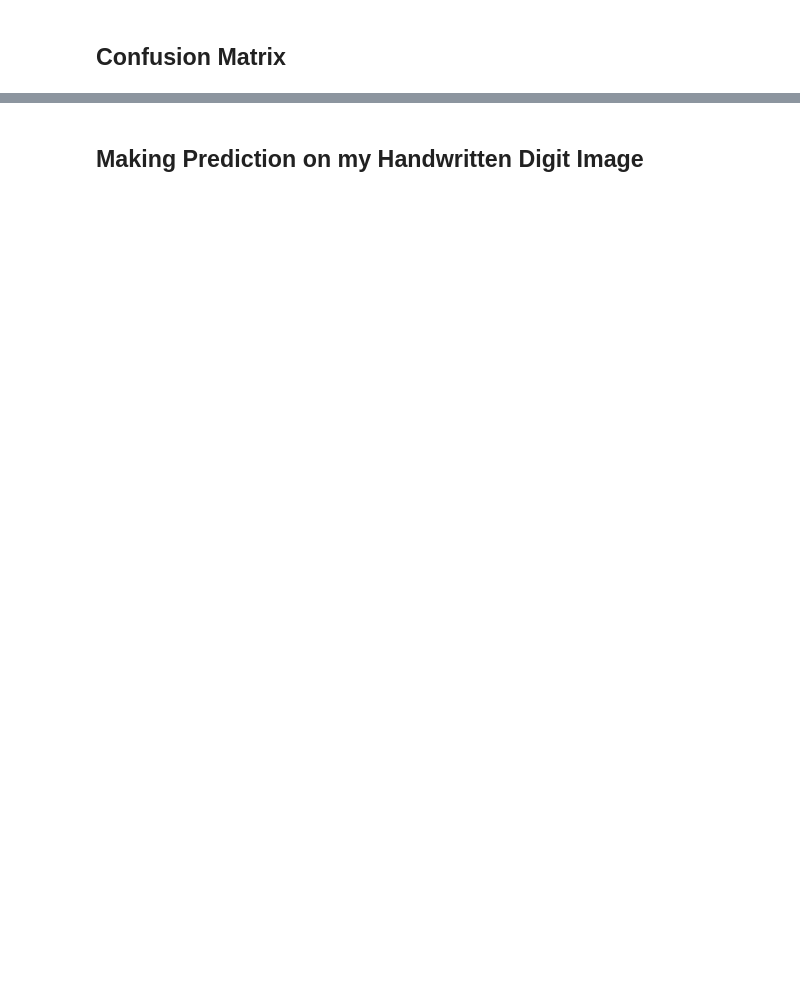
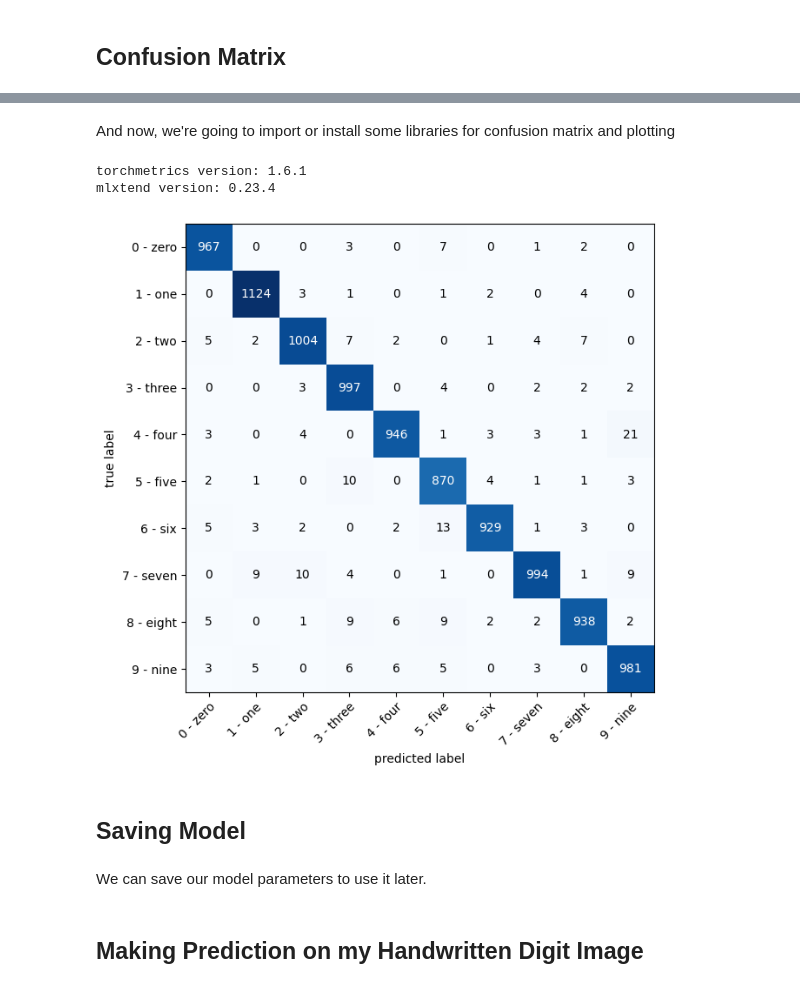
Before and after one commit to ayberkozcan/pytorch-computer-vision, a Jupyter notebook: Handwritten_Digits_Classification.ipynb, the cells around one changed output, grey strips where cells are left out. Drawn from its saved outputs; the diff is of its cells as text; code cells hidden in the pictures; blank space fills up the shorter version.

Commit message:
Confusion matrix and saving model

```diff
--- a/Handwritten_Digits_Classification.ipynb
+++ b/Handwritten_Digits_Classification.ipynb
@@ -305,0 +344,22 @@ plt.legend();
+# %%
+# Progress Bar
+from tqdm.auto import tqdm
+
+y_preds = []
+
+model_0.to(device)
+
+model_0.eval()
+with torch.inference_mode():
+  for X, y in tqdm(test_dataloader, desc="Making Predictions"):
+    X, y = X.to(device), y.to(device)
+
+    y_logit = model_0(X)
+
+    y_pred = torch.softmax(y_logit, dim=1).argmax(dim=1)
+
+    y_preds.append(y_pred.cpu())
+
+y_pred_tensor = torch.cat(y_preds)
+# %% [markdown]
+And now, we're going to import or install some libraries for confusion matrix and plotting
@@ -305,0 +373,30 @@ plt.legend();
+# %%
+print(f"torchmetrics version: {torchmetrics.__version__}")
+print(f"mlxtend version: {mlxtend.__version__}")
+# %% [output]
+torchmetrics version: 1.6.1
+mlxtend version: 0.23.4
+# %%
+from torchmetrics import ConfusionMatrix
+from mlxtend.plotting import plot_confusion_matrix
+
+confmat = ConfusionMatrix(
+    num_classes=len(class_names),
+    task="multiclass"
+)
+confmat_tensor = confmat(
+    preds=y_pred_tensor,
+    target=test_data.targets
+)
+# %%
+fig, ax = plot_confusion_matrix(
+    conf_mat=confmat_tensor.numpy(),
+    class_names=class_names,
+    figsize=(10, 7)
+);
+# %% [output]
+[figure, added]
+# %% [markdown]
+## Saving Model
+# %% [markdown]
+We can save our model parameters to use it later.
```
Also changed, not shown: parts of 11 cells of this notebook.
